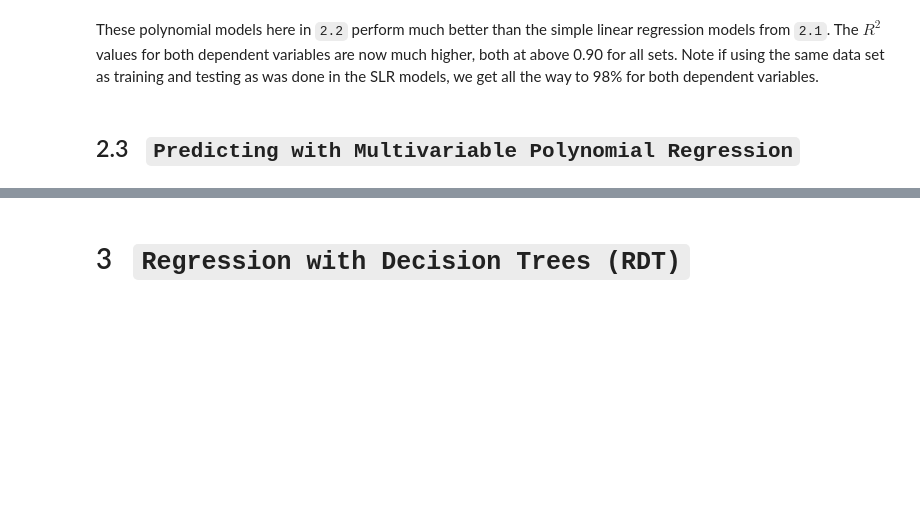
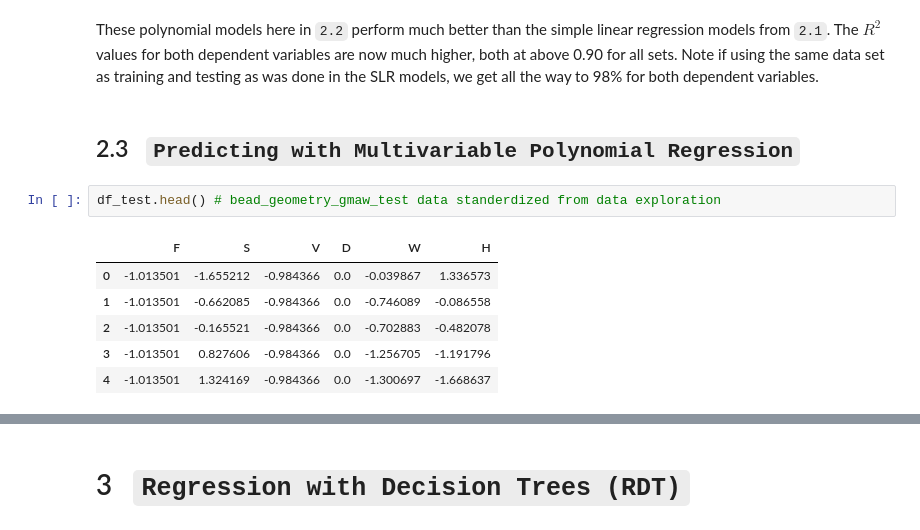
Before and after one commit to sokosaa/Machine-Learning-in-Mechanical-Engineering, a Jupyter notebook: HW3/HW3.ipynb, the cells around one changed output, grey strips where cells are left out. Drawn from its saved outputs; the diff is of its cells as text; blank space fills up the shorter version.

```diff
--- a/HW3/HW3.ipynb
+++ b/HW3/HW3.ipynb
@@ -351,3 +355,12 @@ R^2 value testing  set: 0.937031679429238
 These polynomial models here in `2.2` perform much better than the simple linear regression models from `2.1`. The $R^2$ values for both dependent variables are now much higher, both at above 0.90 for all sets. Note if using the same data set as training and testing as was done in the SLR models, we get all the way to 98% for both dependent variables.
 # %% [markdown]
 ## 2.3 &nbsp; `Predicting with Multivariable Polynomial Regression`
+# %%
+df_test.head() # bead_geometry_gmaw_test data standerdized from data exploration
+# %% [output]
+|  | F | S | V | D | W | H |
+| 0 | -1.013501 | -1.655212 | -0.984366 | 0.0 | -0.039867 | 1.336573 |
+| 1 | -1.013501 | -0.662085 | -0.984366 | 0.0 | -0.746089 | -0.086558 |
+| 2 | -1.013501 | -0.165521 | -0.984366 | 0.0 | -0.702883 | -0.482078 |
+| 3 | -1.013501 | 0.827606 | -0.984366 | 0.0 | -1.256705 | -1.191796 |
+| 4 | -1.013501 | 1.324169 | -0.984366 | 0.0 | -1.300697 | -1.668637 |
```
Also changed, not shown: parts of 7 cells of this notebook.
